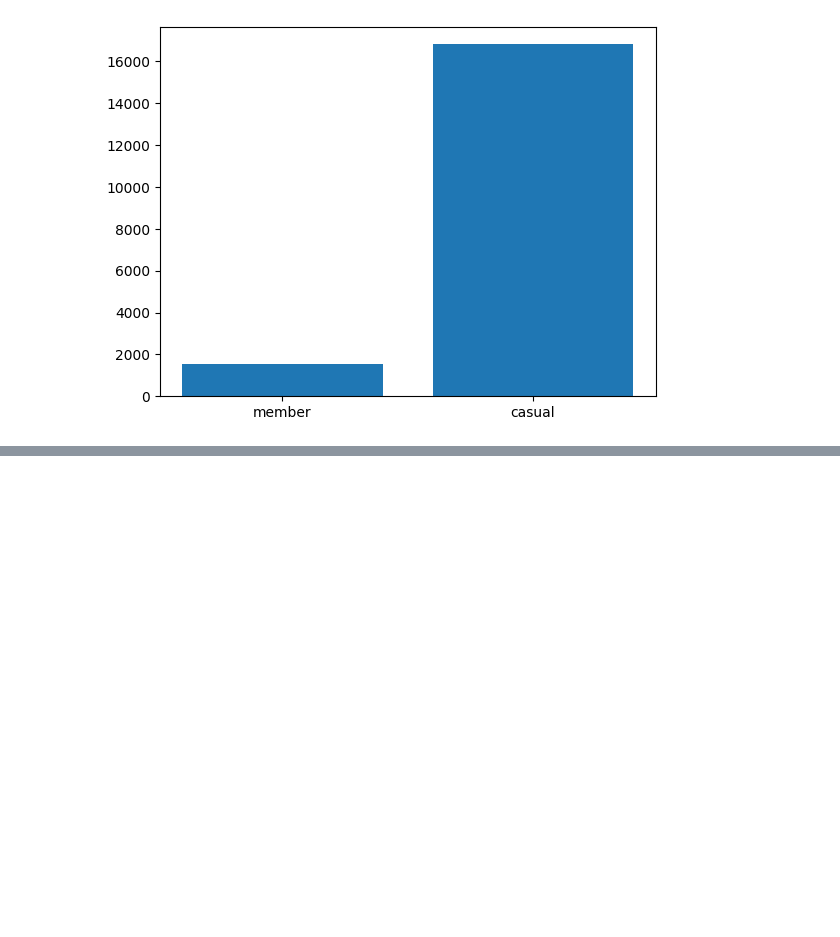
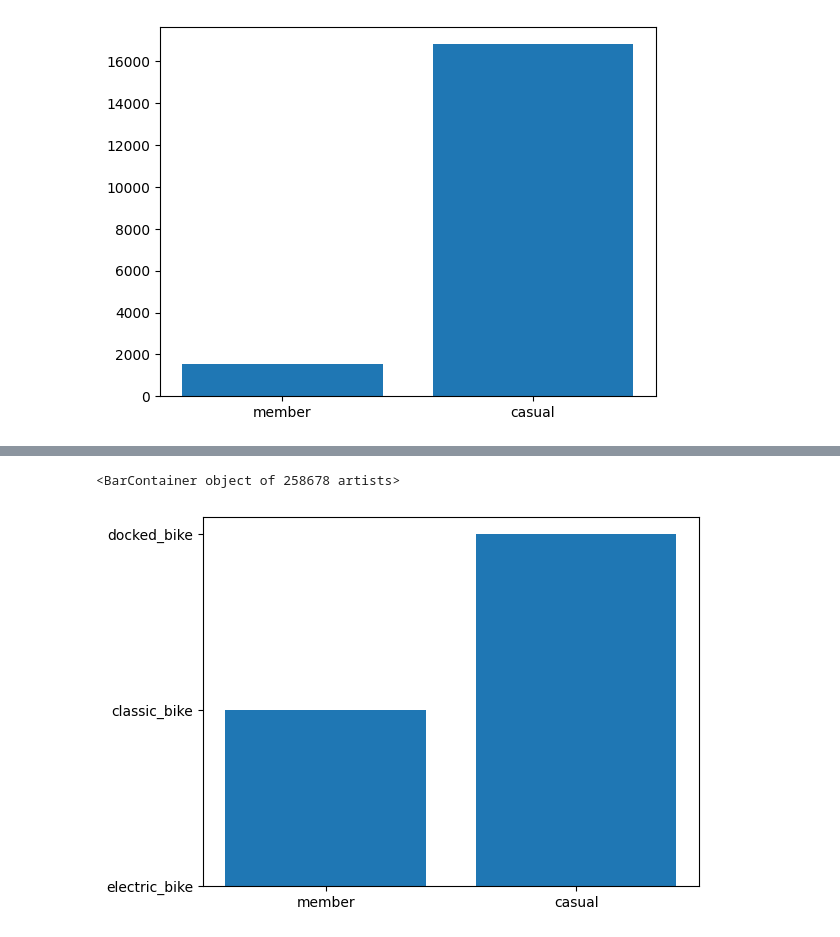
Before and after one commit to Lau397/Case_Study_Bike-Share, a Jupyter notebook: DA_Cyclistic.ipynb, the cells around one changed output, grey strips where cells are left out. Saved outputs shown, nothing was run; the diff lists cells and outputs as text; code cells hidden in the pictures; blank space fills up the shorter version.

```diff
--- a/DA_Cyclistic.ipynb
+++ b/DA_Cyclistic.ipynb
@@ -215,0 +254,5 @@ plt.bar(x=df_bikes["rideable_type"], height=df_bikes["time_length [min]"])
+# %%
+plt.bar(x=df_bikes["member_casual"], height=df_bikes["rideable_type"])
+# %% [output]
+<BarContainer object of 258678 artists>
+[figure, added]
```
Also changed, not shown: parts of 15 cells of this notebook, 1 other file.
